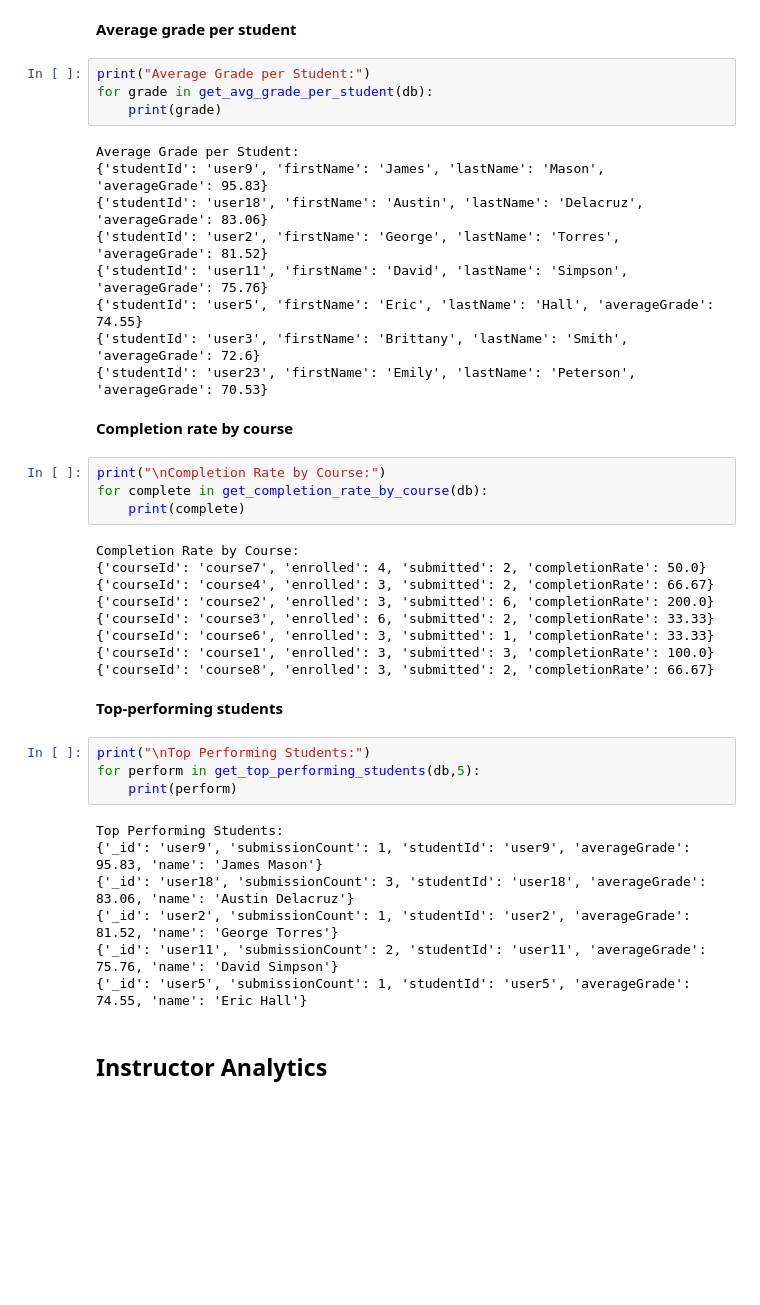
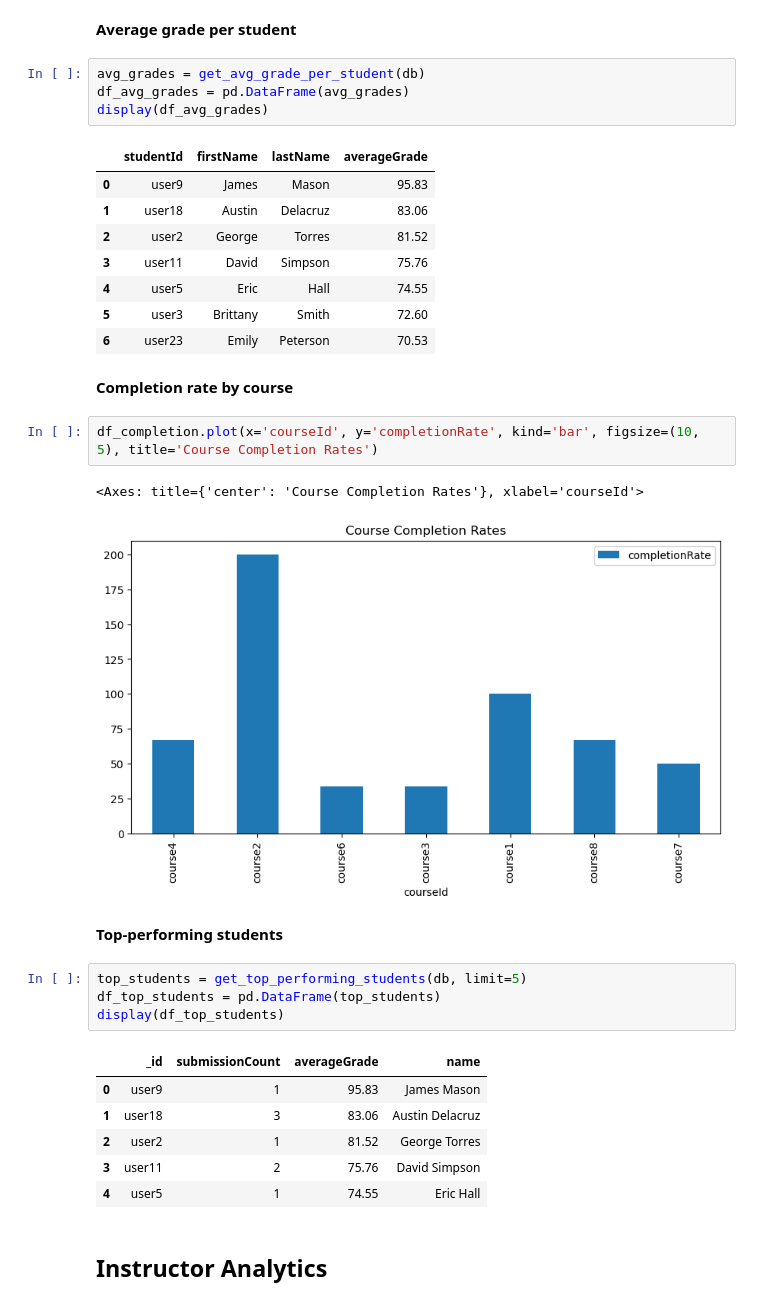
Before and after one commit to Becky090/mongodb-eduhub-project, a Jupyter notebook: notebooks/eduhub_mongodb_project.ipynb, the cells around one changed output. Cells and saved outputs as stored; diff of their text form; blank space fills up the shorter version.

```diff
--- a/notebooks/eduhub_mongodb_project.ipynb
+++ b/notebooks/eduhub_mongodb_project.ipynb
@@ -430,46 +441,38 @@ Courses Grouped by Category:
 # %% [markdown]
 **Average grade per student**
 # %%
-print("Average Grade per Student:")
-for grade in get_avg_grade_per_student(db):
-    print(grade)
+avg_grades = get_avg_grade_per_student(db)
+df_avg_grades = pd.DataFrame(avg_grades)
+display(df_avg_grades)
 # %% [output]
-Average Grade per Student:
-{'studentId': 'user9', 'firstName': 'James', 'lastName': 'Mason', 'averageGrade': 95.83}
-{'studentId': 'user18', 'firstName': 'Austin', 'lastName': 'Delacruz', 'averageGrade': 83.06}
-{'studentId': 'user2', 'firstName': 'George', 'lastName': 'Torres', 'averageGrade': 81.52}
-{'studentId': 'user11', 'firstName': 'David', 'lastName': 'Simpson', 'averageGrade': 75.76}
-{'studentId': 'user5', 'firstName': 'Eric', 'lastName': 'Hall', 'averageGrade': 74.55}
-{'studentId': 'user3', 'firstName': 'Brittany', 'lastName': 'Smith', 'averageGrade': 72.6}
-{'studentId': 'user23', 'firstName': 'Emily', 'lastName': 'Peterson', 'averageGrade': 70.53}
+|  | studentId | firstName | lastName | averageGrade |
+| 0 | user9 | James | Mason | 95.83 |
+| 1 | user18 | Austin | Delacruz | 83.06 |
+| 2 | user2 | George | Torres | 81.52 |
+| 3 | user11 | David | Simpson | 75.76 |
+| 4 | user5 | Eric | Hall | 74.55 |
+| 5 | user3 | Brittany | Smith | 72.60 |
+| 6 | user23 | Emily | Peterson | 70.53 |
 # %% [markdown]
 **Completion rate by course**
 # %%
-print("\nCompletion Rate by Course:")
-for complete in get_completion_rate_by_course(db):
-    print(complete)
+df_completion.plot(x='courseId', y='completionRate', kind='bar', figsize=(10, 5), title='Course Completion Rates')
 # %% [output]
-Completion Rate by Course:
-{'courseId': 'course7', 'enrolled': 4, 'submitted': 2, 'completionRate': 50.0}
-{'courseId': 'course4', 'enrolled': 3, 'submitted': 2, 'completionRate': 66.67}
-{'courseId': 'course2', 'enrolled': 3, 'submitted': 6, 'completionRate': 200.0}
-{'courseId': 'course3', 'enrolled': 6, 'submitted': 2, 'completionRate': 33.33}
-{'courseId': 'course6', 'enrolled': 3, 'submitted': 1, 'completionRate': 33.33}
-{'courseId': 'course1', 'enrolled': 3, 'submitted': 3, 'completionRate': 100.0}
-{'courseId': 'course8', 'enrolled': 3, 'submitted': 2, 'completionRate': 66.67}
+<Axes: title={'center': 'Course Completion Rates'}, xlabel='courseId'>
+[figure, added]
 # %% [markdown]
 **Top-performing students**
 # %%
-print("\nTop Performing Students:")
-for perform in get_top_performing_students(db,5):
-    print(perform)
+top_students = get_top_performing_students(db, limit=5)
+df_top_students = pd.DataFrame(top_students)
+display(df_top_students)
 # %% [output]
-Top Performing Students:
-{'_id': 'user9', 'submissionCount': 1, 'studentId': 'user9', 'averageGrade': 95.83, 'name': 'James Mason'}
-{'_id': 'user18', 'submissionCount': 3, 'studentId': 'user18', 'averageGrade': 83.06, 'name': 'Austin Delacruz'}
-{'_id': 'user2', 'submissionCount': 1, 'studentId': 'user2', 'averageGrade': 81.52, 'name': 'George Torres'}
-{'_id': 'user11', 'submissionCount': 2, 'studentId': 'user11', 'averageGrade': 75.76, 'name': 'David Simpson'}
-{'_id': 'user5', 'submissionCount': 1, 'studentId': 'user5', 'averageGrade': 74.55, 'name': 'Eric Hall'}
+|  | _id | submissionCount | averageGrade | name |
+| 0 | user9 | 1 | 95.83 | James Mason |
+| 1 | user18 | 3 | 83.06 | Austin Delacruz |
+| 2 | user2 | 1 | 81.52 | George Torres |
+| 3 | user11 | 2 | 75.76 | David Simpson |
+| 4 | user5 | 1 | 74.55 | Eric Hall |
 # %% [markdown]
 ## **Instructor Analytics**
 # %% [markdown]
```
Also changed, not shown: parts of 13 cells of this notebook, 1 other file.
